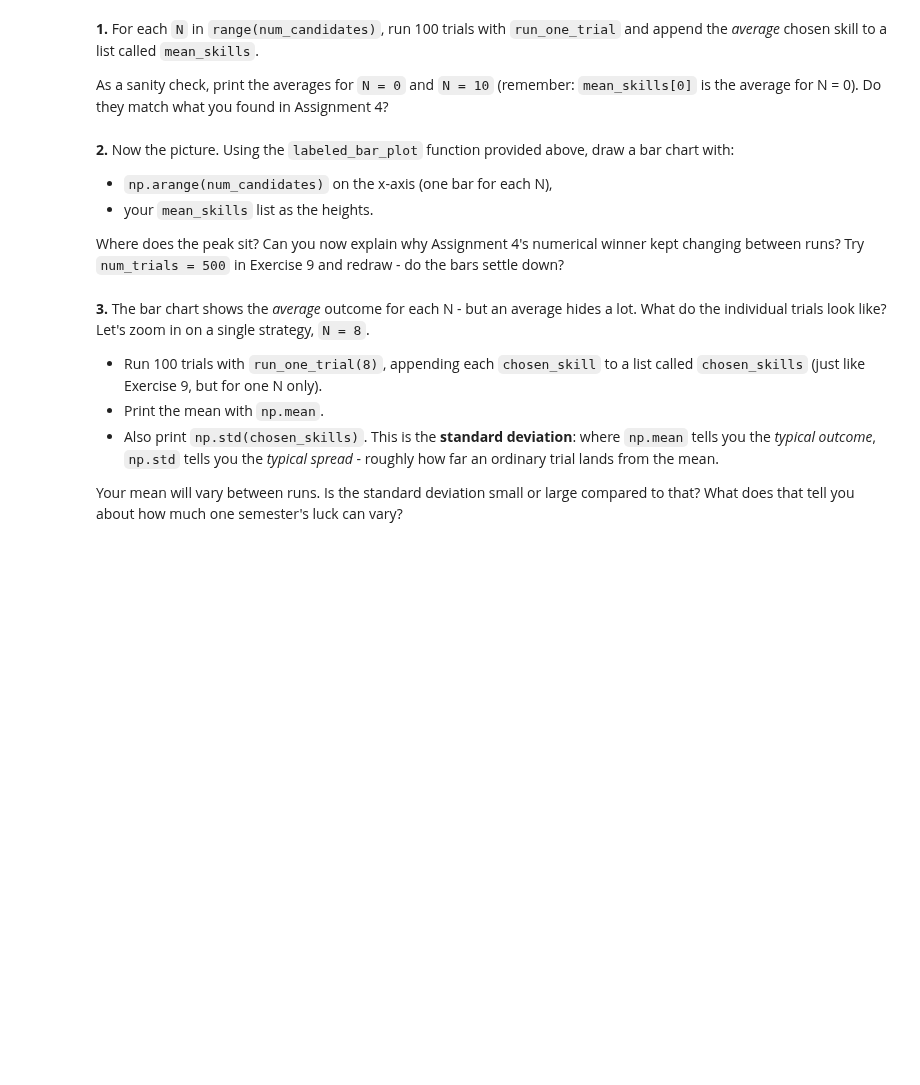
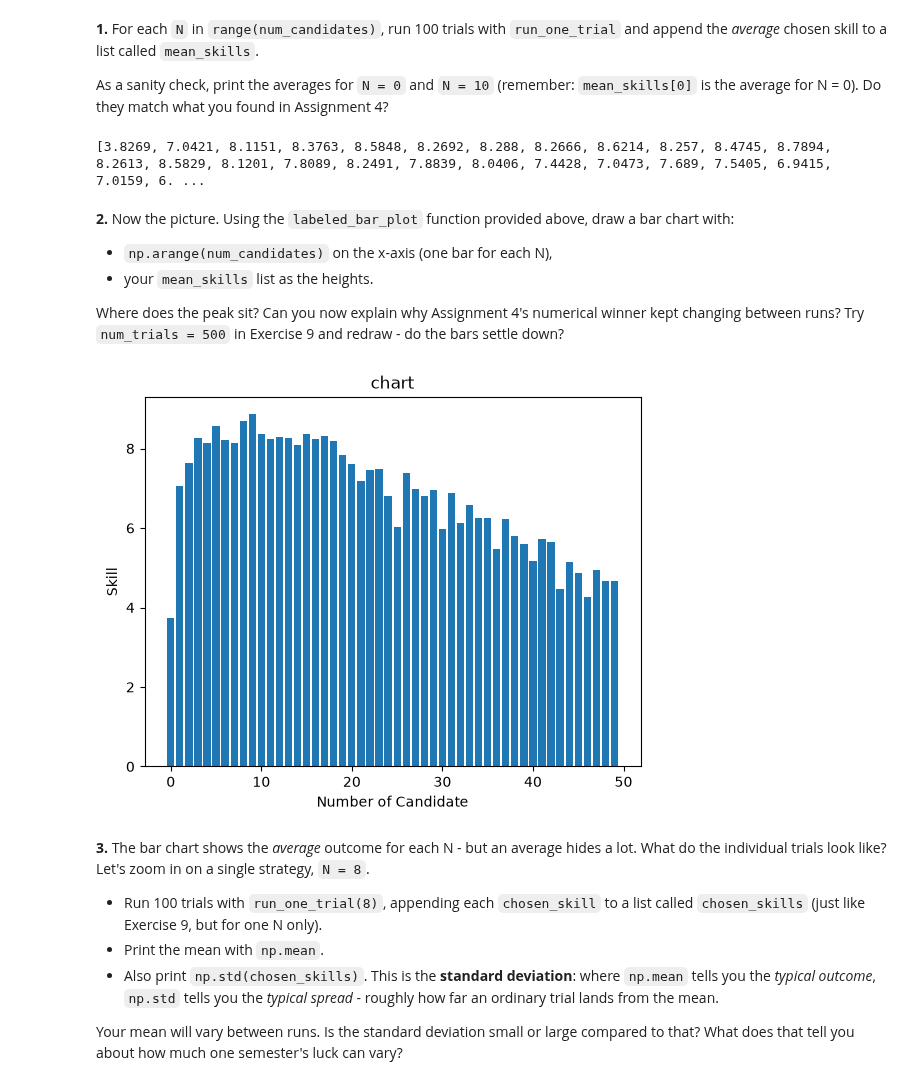
Before and after one commit to Jincantao/datasci185fall2026, a Jupyter notebook: Lab_06/Lab_06.ipynb, the cells around one changed output. Saved outputs shown, nothing was run; the diff lists cells and outputs as text; code cells hidden in the pictures; blank space fills up the shorter version.

```diff
--- a/Lab_06/Lab_06.ipynb
+++ b/Lab_06/Lab_06.ipynb
@@ -88,6 +127,23 @@ These exercises continue the simulation you developed in Assignment 4.
 As a sanity check, print the averages for `N = 0` and `N = 10` (remember: `mean_skills[0]` is the average for N = 0). Do they match what you found in Assignment 4?
 # %%
 # Your code here
+num_candidates = len(list(lab_partners.keys()))
+mean_skills = []
+trials = 100
+for n in range(num_candidates):
+    total = 0
+    mean = 0
+    for i in range(trials):
+        chosen_name,chosen_skill = run_one_trial(n)
+        total += chosen_skill
+
+    mean = total / trials
+    mean_skills.append(round(mean,4))
+
+
+print(mean_skills)
+# %% [output]
+[3.8269, 7.0421, 8.1151, 8.3763, 8.5848, 8.2692, 8.288, 8.2666, 8.6214, 8.257, 8.4745, 8.7894, 8.2613, 8.5829, 8.1201, 7.8089, 8.2491, 7.8839, 8.0406, 7.4428, 7.0473, 7.689, 7.5405, 6.9415, 7.0159, 6. ...
 # %% [markdown]
 
 
@@ -99,6 +155,10 @@ As a sanity check, print the averages for `N = 0` and `N = 10` (remember: `mean_
 Where does the peak sit? Can you now explain why Assignment 4's numerical winner kept changing between runs? Try `num_trials = 500` in Exercise 9 and redraw - do the bars settle down?
 # %%
 # Your code here
+a = list(range(0,num_candidates))
+labeled_bar_plot(a,mean_skills,"Number of Candidate","Skill","chart")
+# %% [output]
+[figure, added]
 # %% [markdown]
 
 
```
Also changed, not shown: parts of 7 cells of this notebook.
